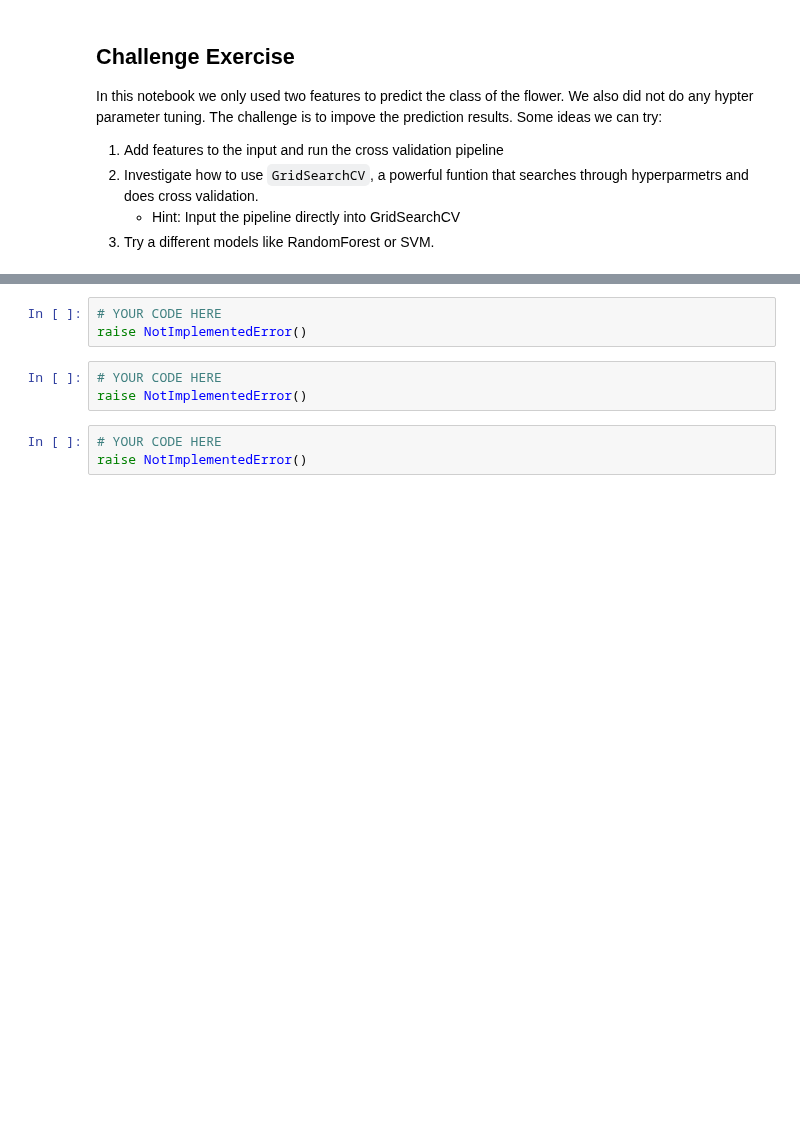
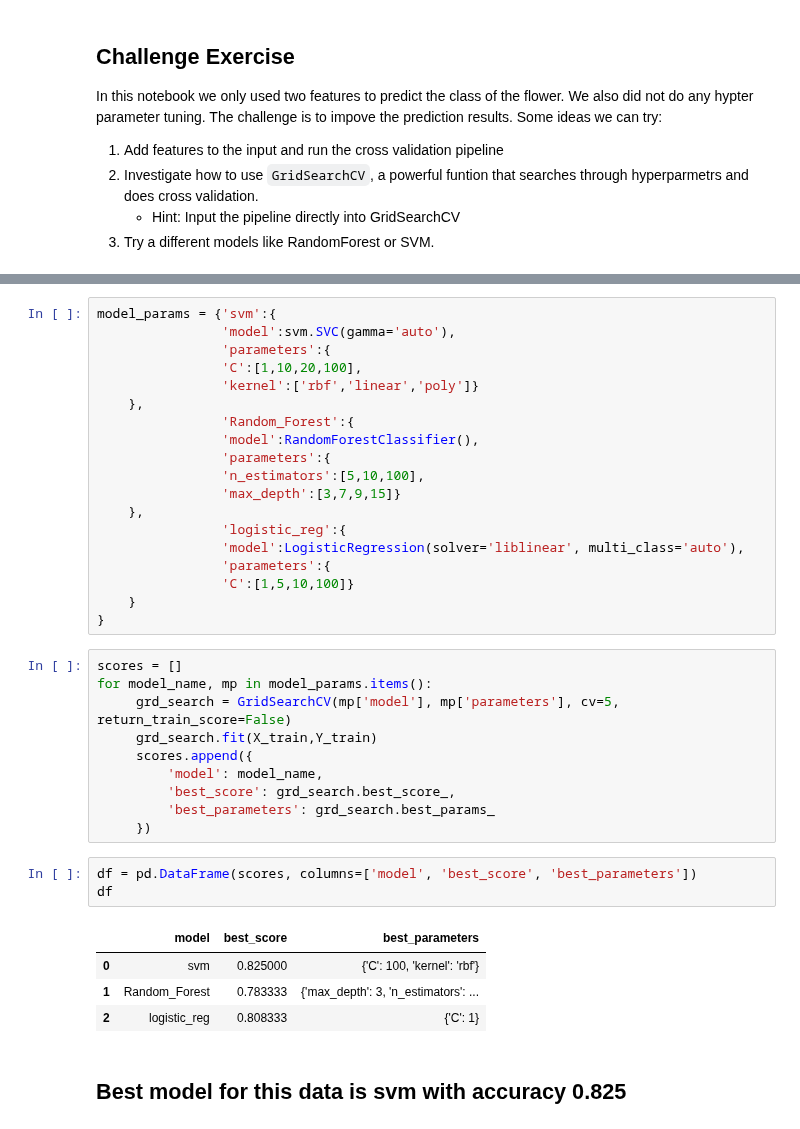
Before and after one commit to Islompulatov/strive_exer_ai_feb22, a Jupyter notebook: Chapter 02/01. Intro to ML/Part 1/exercises/ml1.ipynb, the cells around one changed output, grey strips where cells are left out. Saved outputs shown, nothing was run; the diff lists cells and outputs as text; blank space fills up the shorter version.

Commit message:
in Random_data applied gridsearchcv and cross_validation

```diff
--- a/Chapter 02/01. Intro to ML/Part 1/exercises/ml1.ipynb
+++ b/Chapter 02/01. Intro to ML/Part 1/exercises/ml1.ipynb
@@ -472,9 +468,39 @@ raise NotImplementedError()
-# %%
-# YOUR CODE HERE
-raise NotImplementedError()
-# %%
-# YOUR CODE HERE
-raise NotImplementedError()
-# %%
-# YOUR CODE HERE
-raise NotImplementedError()
+# %%
+model_params = {'svm':{
+                'model':svm.SVC(gamma='auto'),
+                'parameters':{
+                'C':[1,10,20,100],
+                'kernel':['rbf','linear','poly']}
+    },
+                'Random_Forest':{
+                'model':RandomForestClassifier(),
+                'parameters':{
+                'n_estimators':[5,10,100],
+                'max_depth':[3,7,9,15]}
+    },
+                'logistic_reg':{
+                'model':LogisticRegression(solver='liblinear', multi_class='auto'),
+                'parameters':{
+                'C':[1,5,10,100]}
+    }
+}
+# %%
+scores = []
+for model_name, mp in model_params.items():
+     grd_search = GridSearchCV(mp['model'], mp['parameters'], cv=5, return_train_score=False)
+     grd_search.fit(X_train,Y_train)
+     scores.append({
+         'model': model_name,
+         'best_score': grd_search.best_score_,
+         'best_parameters': grd_search.best_params_
+     })
+# %%
+df = pd.DataFrame(scores, columns=['model', 'best_score', 'best_parameters'])
+df
+# %% [output]
+|  | model | best_score | best_parameters |
+| 0 | svm | 0.825000 | {'C': 100, 'kernel': 'rbf'} |
+| 1 | Random_Forest | 0.783333 | {'max_depth': 3, 'n_estimators': ... |
+| 2 | logistic_reg | 0.808333 | {'C': 1} |
+# %% [markdown]
+## Best model for this data is svm with accuracy 0.825
```
Also changed, not shown: parts of 3 cells of this notebook, 3 other files.
